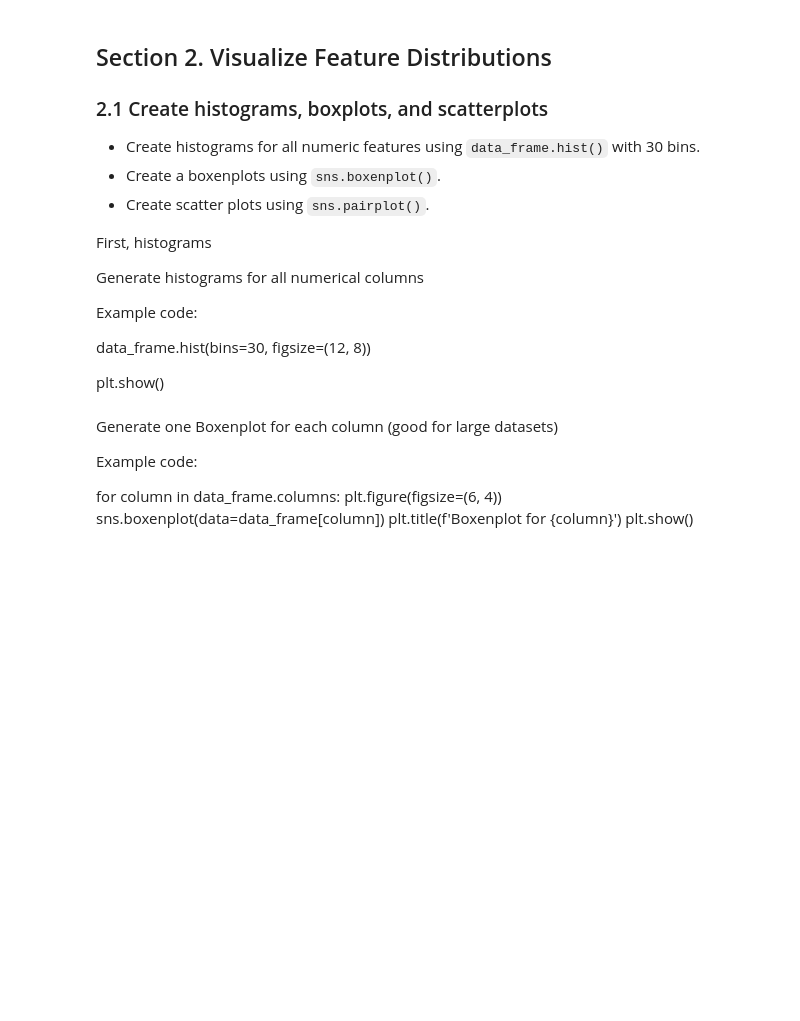
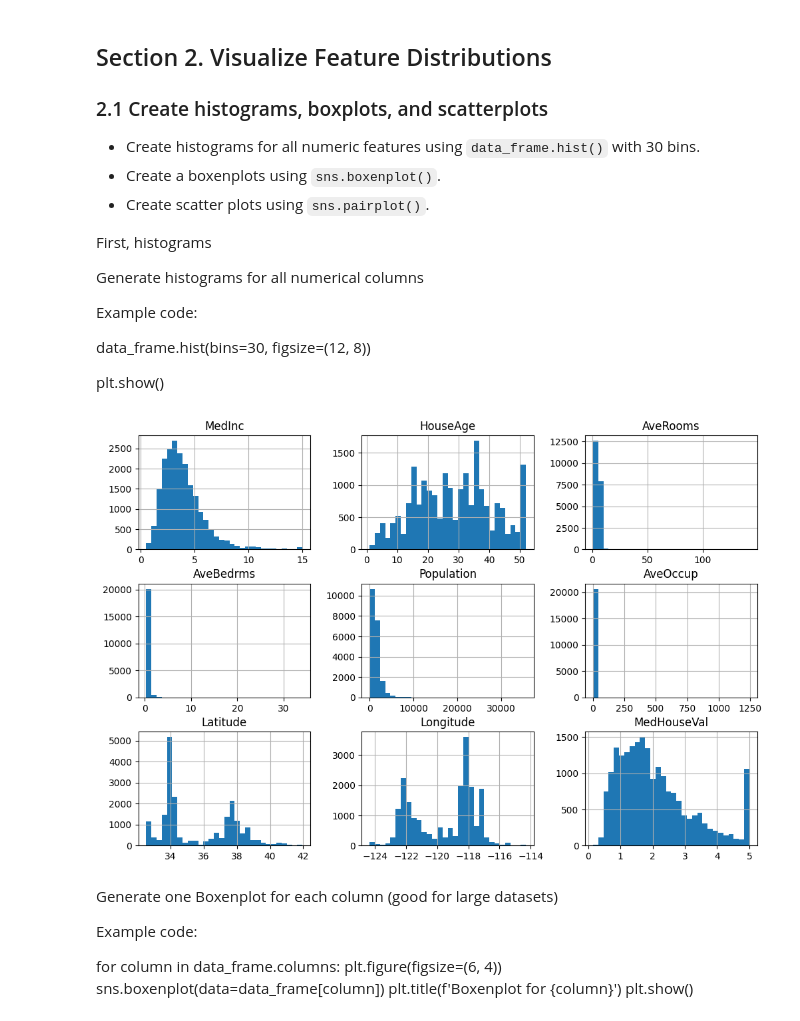
Before and after one commit to bncodes19/applied-ml-bneely, a Jupyter notebook: lab01/ml01.ipynb, the cells around one changed output. Saved outputs shown, nothing was run; the diff lists cells and outputs as text; code cells hidden in the pictures; blank space fills up the shorter version.

```diff
--- a/lab01/ml01.ipynb
+++ b/lab01/ml01.ipynb
@@ -149,7 +189,12 @@ plt.show()
 # %%
 
 # This is a Python cell.
 # Put your comments and code here.
+
+data_frame.hist(bins=30, figsize=(12,8))
+plt.show()
+# %% [output]
+[figure, added]
 # %% [markdown]
 Generate one Boxenplot for each column (good for large datasets)
 
```
Also changed, not shown: parts of 20 cells of this notebook.
